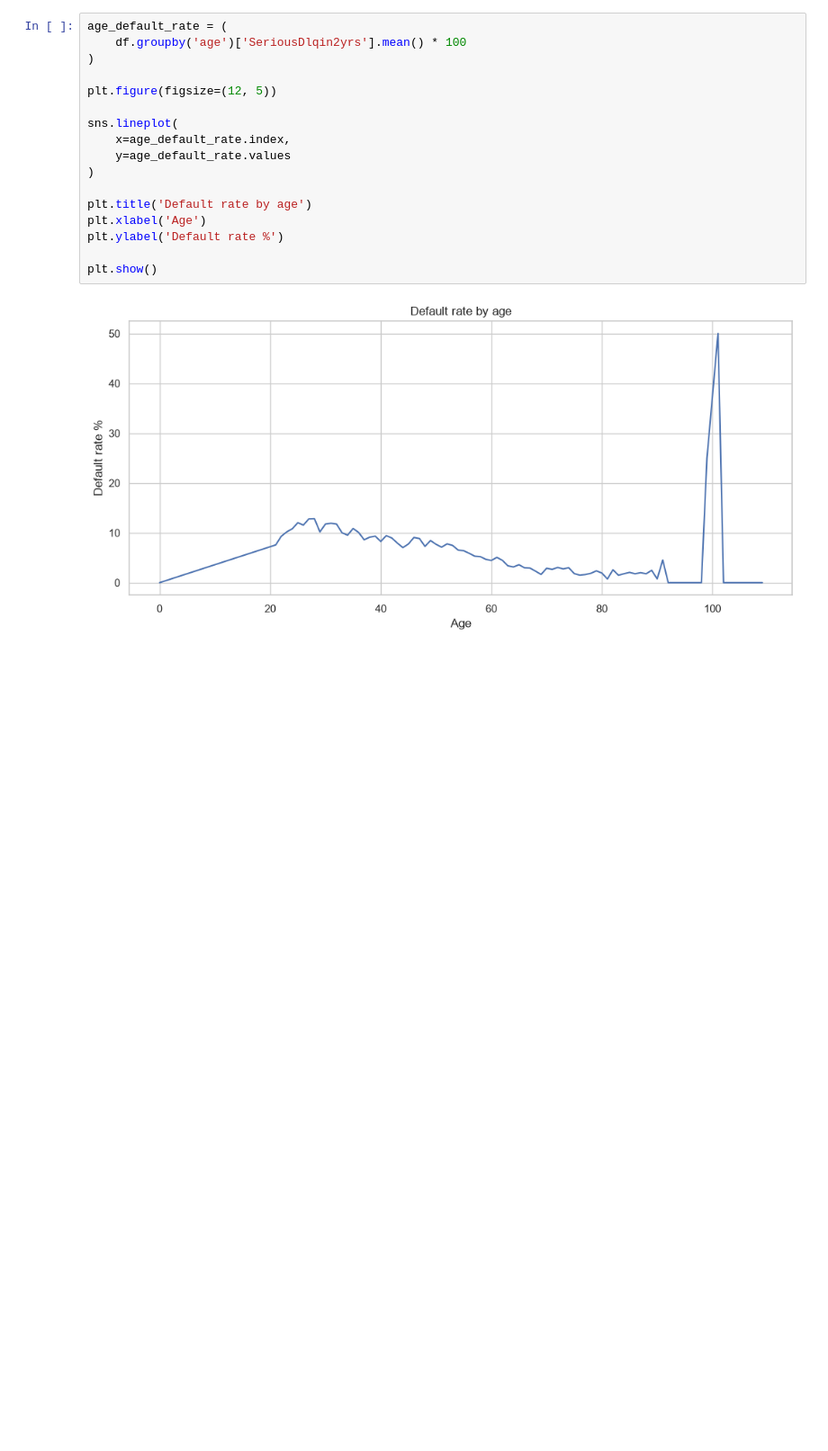
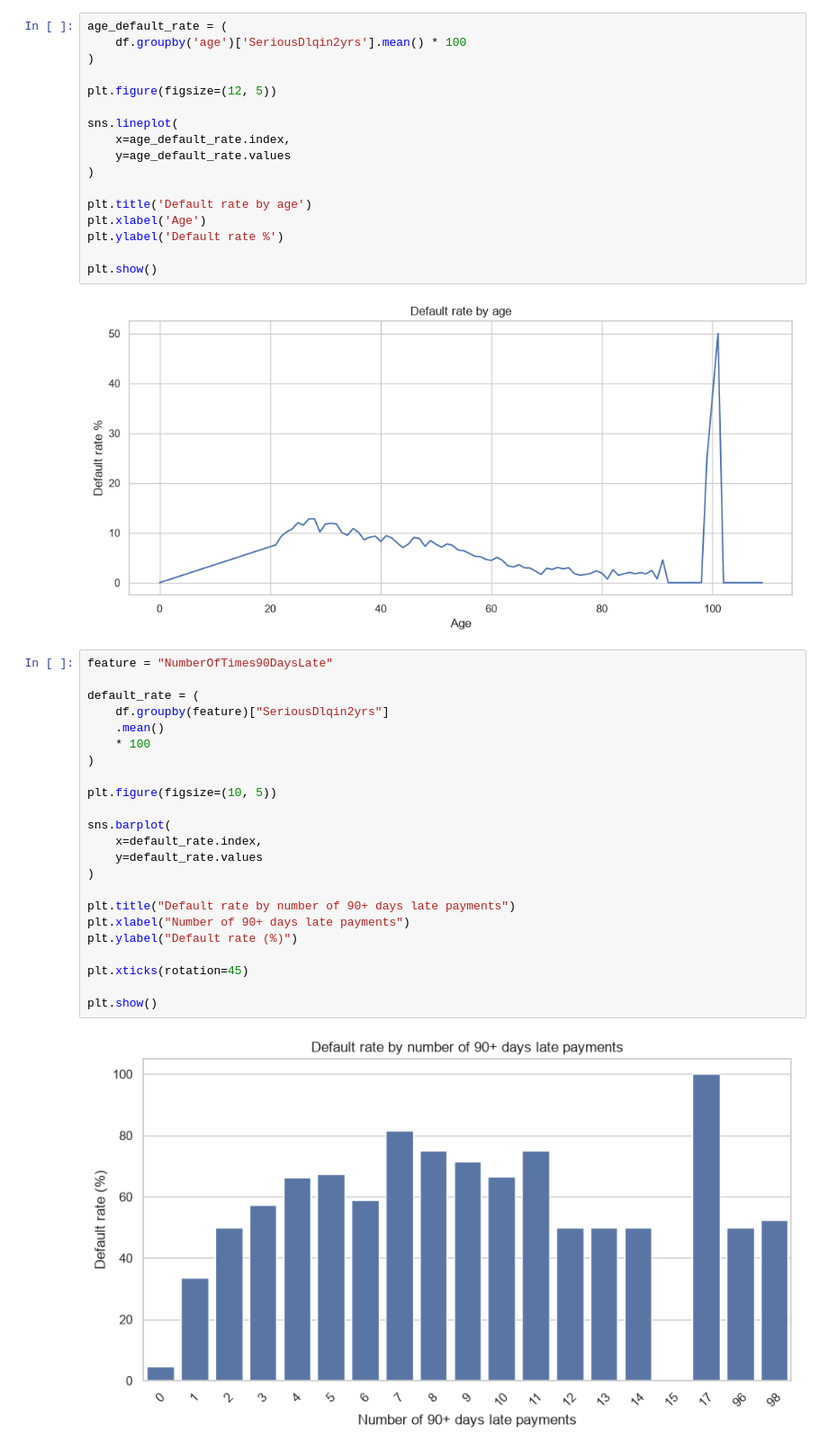
Before and after one commit to Randysman/credit_score, a Jupyter notebook: EDA.ipynb, the cells around one changed output. Shown at 90% size. Drawn from its saved outputs; the diff is of its cells as text; blank space fills up the shorter version.

```diff
--- a/EDA.ipynb
+++ b/EDA.ipynb
@@ -698,3 +698,28 @@ plt.ylabel('Default rate %')
 plt.show()
 # %% [output]
 [figure]
+# %%
+feature = "NumberOfTimes90DaysLate"
+
+default_rate = (
+    df.groupby(feature)["SeriousDlqin2yrs"]
+    .mean()
+    * 100
+)
+
+plt.figure(figsize=(10, 5))
+
+sns.barplot(
+    x=default_rate.index,
+    y=default_rate.values
+)
+
+plt.title("Default rate by number of 90+ days late payments")
+plt.xlabel("Number of 90+ days late payments")
+plt.ylabel("Default rate (%)")
+
+plt.xticks(rotation=45)
+
+plt.show()
+# %% [output]
+[figure, added]
```
Also changed, not shown: parts of 3 cells of this notebook.
